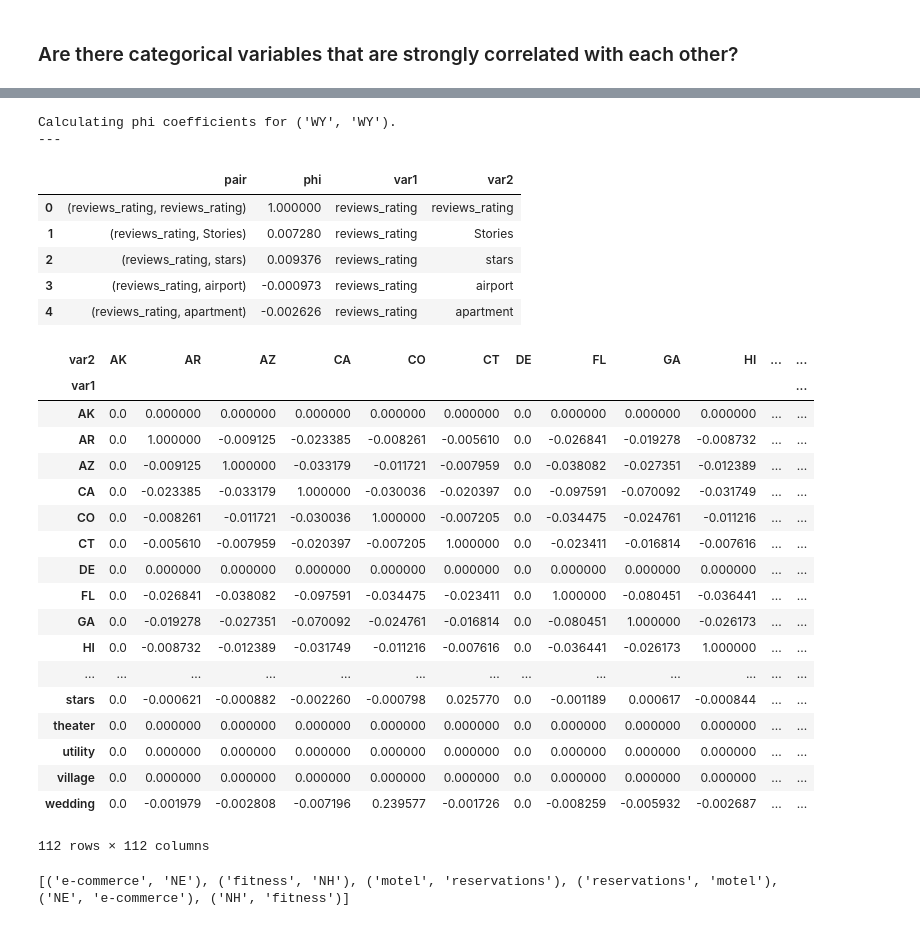
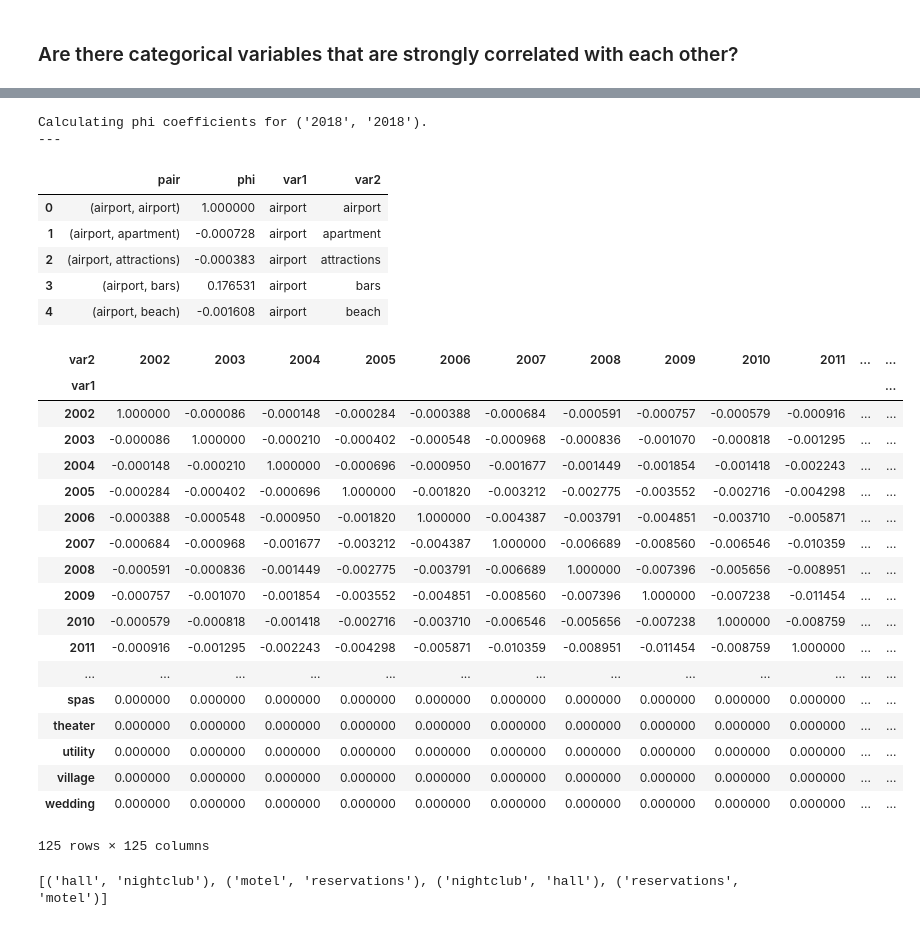
Before and after one commit to janelcv/Hotel_Rating_Analysis, a Jupyter notebook: Hotel_Ratings_Analysis-05.ipynb, the cells around one changed output, grey strips where cells are left out. Saved outputs shown, nothing was run; the diff lists cells and outputs as text; code cells hidden in the pictures.

Commit message:
encoded years, remove sparse columns and near-zero variance columns

```diff
--- a/Hotel_Ratings_Analysis-05.ipynb
+++ b/Hotel_Ratings_Analysis-05.ipynb
@@ -169,0 +116,3 @@ sns.distplot(df["airportDistance_km"], hist = True, kde = True,
+# %%
+df2 = pd.concat([df1.iloc[:,0], variance_threshold_selector(df1.iloc[:,1:], 0.9)], axis = 1)
+df2.head()
@@ -182,0 +129,4 @@ df1.head()
+# %%
+# Create a dataframe just for correlation analyses
+df3 = df2.drop(columns = ["Name", "reviews_rating", "airportDistance_km"], axis = 1)
+df3.head()
@@ -186,68 +144,68 @@ from sklearn.metrics import matthews_corrcoef
 
 from IPython.core.display import clear_output
 
-var_pairs = [(x, y) for x in df1.columns.values for y in df1.columns.values]
+var_pairs = [(x, y) for x in df3.columns.values for y in df3.columns.values]
 
 phi_list = []
 for f in var_pairs:
-    phi = matthews_corrcoef(list(df1[f[0]]), list(df1[f[1]]))
+    phi = matthews_corrcoef(list(df3[f[0]]), list(df3[f[1]]))
     phi_list.append(phi)
 
     print(f"Calculating phi coefficients for {f}.")
     print("---")
     clear_output(wait = True)
 # %% [output]
-Calculating phi coefficients for ('WY', 'WY').
+Calculating phi coefficients for ('2018', '2018').
 ---
 # %%
 # Create a dataframe that contains tuples of variable pairs and phi coefficients
-df2 = pd.DataFrame({"pair": var_pairs, "phi": phi_list})
+df5 = pd.DataFrame({"pair": var_pairs, "phi": phi_list})
 
 # Split the tuples and put each variable in separate columns
-df2[["var1", "var2"]] = pd.DataFrame(df2["pair"].tolist())
+df5[["var1", "var2"]] = pd.DataFrame(df5["pair"].tolist())
 
 # Preview the dataframe
-df2.head()
+df5.head()
 # %% [output]
 |  | pair | phi | var1 | var2 |
-| 0 | (reviews_rating, reviews_rating) | 1.000000 | reviews_rating | reviews_rating |
-| 1 | (reviews_rating, Stories) | 0.007280 | reviews_rating | Stories |
-| 2 | (reviews_rating, stars) | 0.009376 | reviews_rating | stars |
-| 3 | (reviews_rating, airport) | -0.000973 | reviews_rating | airport |
-| 4 | (reviews_rating, apartment) | -0.002626 | reviews_rating | apartment |
+| 0 | (airport, airport) | 1.000000 | airport | airport |
+| 1 | (airport, apartment) | -0.000728 | airport | apartment |
+| 2 | (airport, attractions) | -0.000383 | airport | attractions |
+| 3 | (airport, bars) | 0.176531 | airport | bars |
+| 4 | (airport, beach) | -0.001608 | airport | beach |
 # %%
 # Optional: create a correlation matrix
-df3 = df2[["var1", "var2", "phi"]]
-df3.pivot(index = "var1", columns = "var2", values = "phi")
+df6 = df5[["var1", "var2", "phi"]]
+df6.pivot(index = "var1", columns = "var2", values = "phi")
 # %% [output]
-| var2 | AK | AR | AZ | CA | CO | CT | DE | FL | GA | HI | ... | ... |
+| var2 | 2002 | 2003 | 2004 | 2005 | 2006 | 2007 | 2008 | 2009 | 2010 | 2011 | ... | ... |
 | var1 |  |  |  |  |  |  |  |  |  |  |  | ... |
-| AK | 0.0 | 0.000000 | 0.000000 | 0.000000 | 0.000000 | 0.000000 | 0.0 | 0.000000 | 0.000000 | 0.000000 | ... | ... |
-| AR | 0.0 | 1.000000 | -0.009125 | -0.023385 | -0.008261 | -0.005610 | 0.0 | -0.026841 | -0.019278 | -0.008732 | ... | ... |
-| AZ | 0.0 | -0.009125 | 1.000000 | -0.033179 | -0.011721 | -0.007959 | 0.0 | -0.038082 | -0.027351 | -0.012389 | ... | ... |
-| CA | 0.0 | -0.023385 | -0.033179 | 1.000000 | -0.030036 | -0.020397 | 0.0 | -0.097591 | -0.070092 | -0.031749 | ... | ... |
-| CO | 0.0 | -0.008261 | -0.011721 | -0.030036 | 1.000000 | -0.007205 | 0.0 | -0.034475 | -0.024761 | -0.011216 | ... | ... |
-| CT | 0.0 | -0.005610 | -0.007959 | -0.020397 | -0.007205 | 1.000000 | 0.0 | -0.023411 | -0.016814 | -0.007616 | ... | ... |
-| DE | 0.0 | 0.000000 | 0.000000 | 0.000000 | 0.000000 | 0.000000 | 0.0 | 0.000000 | 0.000000 | 0.000000 | ... | ... |
-| FL | 0.0 | -0.026841 | -0.038082 | -0.097591 | -0.034475 | -0.023411 | 0.0 | 1.000000 | -0.080451 | -0.036441 | ... | ... |
-| GA | 0.0 | -0.019278 | -0.027351 | -0.070092 | -0.024761 | -0.016814 | 0.0 | -0.080451 | 1.000000 | -0.026173 | ... | ... |
-| HI | 0.0 | -0.008732 | -0.012389 | -0.031749 | -0.011216 | -0.007616 | 0.0 | -0.036441 | -0.026173 | 1.000000 | ... | ... |
+| 2002 | 1.000000 | -0.000086 | -0.000148 | -0.000284 | -0.000388 | -0.000684 | -0.000591 | -0.000757 | -0.000579 | -0.000916 | ... | ... |
+| 2003 | -0.000086 | 1.000000 | -0.000210 | -0.000402 | -0.000548 | -0.000968 | -0.000836 | -0.001070 | -0.000818 | -0.001295 | ... | ... |
+| 2004 | -0.000148 | -0.000210 | 1.000000 | -0.000696 | -0.000950 | -0.001677 | -0.001449 | -0.001854 | -0.001418 | -0.002243 | ... | ... |
+| 2005 | -0.000284 | -0.000402 | -0.000696 | 1.000000 | -0.001820 | -0.003212 | -0.002775 | -0.003552 | -0.002716 | -0.004298 | ... | ... |
+| 2006 | -0.000388 | -0.000548 | -0.000950 | -0.001820 | 1.000000 | -0.004387 | -0.003791 | -0.004851 | -0.003710 | -0.005871 | ... | ... |
+| 2007 | -0.000684 | -0.000968 | -0.001677 | -0.003212 | -0.004387 | 1.000000 | -0.006689 | -0.008560 | -0.006546 | -0.010359 | ... | ... |
+| 2008 | -0.000591 | -0.000836 | -0.001449 | -0.002775 | -0.003791 | -0.006689 | 1.000000 | -0.007396 | -0.005656 | -0.008951 | ... | ... |
+| 2009 | -0.000757 | -0.001070 | -0.001854 | -0.003552 | -0.004851 | -0.008560 | -0.007396 | 1.000000 | -0.007238 | -0.011454 | ... | ... |
+| 2010 | -0.000579 | -0.000818 | -0.001418 | -0.002716 | -0.003710 | -0.006546 | -0.005656 | -0.007238 | 1.000000 | -0.008759 | ... | ... |
+| 2011 | -0.000916 | -0.001295 | -0.002243 | -0.004298 | -0.005871 | -0.010359 | -0.008951 | -0.011454 | -0.008759 | 1.000000 | ... | ... |
 | ... | ... | ... | ... | ... | ... | ... | ... | ... | ... | ... | ... | ... |
-| stars | 0.0 | -0.000621 | -0.000882 | -0.002260 | -0.000798 | 0.025770 | 0.0 | -0.001189 | 0.000617 | -0.000844 | ... | ... |
-| theater | 0.0 | 0.000000 | 0.000000 | 0.000000 | 0.000000 | 0.000000 | 0.0 | 0.000000 | 0.000000 | 0.000000 | ... | ... |
-| utility | 0.0 | 0.000000 | 0.000000 | 0.000000 | 0.000000 | 0.000000 | 0.0 | 0.000000 | 0.000000 | 0.000000 | ... | ... |
-| village | 0.0 | 0.000000 | 0.000000 | 0.000000 | 0.000000 | 0.000000 | 0.0 | 0.000000 | 0.000000 | 0.000000 | ... | ... |
-| wedding | 0.0 | -0.001979 | -0.002808 | -0.007196 | 0.239577 | -0.001726 | 0.0 | -0.008259 | -0.005932 | -0.002687 | ... | ... |
+| spas | 0.000000 | 0.000000 | 0.000000 | 0.000000 | 0.000000 | 0.000000 | 0.000000 | 0.000000 | 0.000000 | 0.000000 | ... | ... |
+| theater | 0.000000 | 0.000000 | 0.000000 | 0.000000 | 0.000000 | 0.000000 | 0.000000 | 0.000000 | 0.000000 | 0.000000 | ... | ... |
+| utility | 0.000000 | 0.000000 | 0.000000 | 0.000000 | 0.000000 | 0.000000 | 0.000000 | 0.000000 | 0.000000 | 0.000000 | ... | ... |
+| village | 0.000000 | 0.000000 | 0.000000 | 0.000000 | 0.000000 | 0.000000 | 0.000000 | 0.000000 | 0.000000 | 0.000000 | ... | ... |
+| wedding | 0.000000 | 0.000000 | 0.000000 | 0.000000 | 0.000000 | 0.000000 | 0.000000 | 0.000000 | 0.000000 | 0.000000 | ... | ... |
-112 rows × 112 columns
+125 rows × 125 columns
 # %%
 # What variables to remove from the analyses?
 # Basis: correlation coefficient, r, is higher than 0.69 or lower than -0.69
 
 high = []
-for x in range(0, len(df2)):
-    if df2["phi"][x] != 1 and df2["phi"][x] >= 0.7 or df2["phi"][x] <= -0.7:
-        high.append(df2["pair"][x])
+for x in range(0, len(df5)):
+    if df5["phi"][x] != 1 and df5["phi"][x] >= 0.7 or df5["phi"][x] <= -0.7:
+        high.append(df5["pair"][x])
 print(high)
 # %% [output]
-[('e-commerce', 'NE'), ('fitness', 'NH'), ('motel', 'reservations'), ('reservations', 'motel'), ('NE', 'e-commerce'), ('NH', 'fitness')]
+[('hall', 'nightclub'), ('motel', 'reservations'), ('nightclub', 'hall'), ('reservations', 'motel')]
 # %%
```
Also changed, not shown: parts of 25 cells of this notebook, 1 other file.
